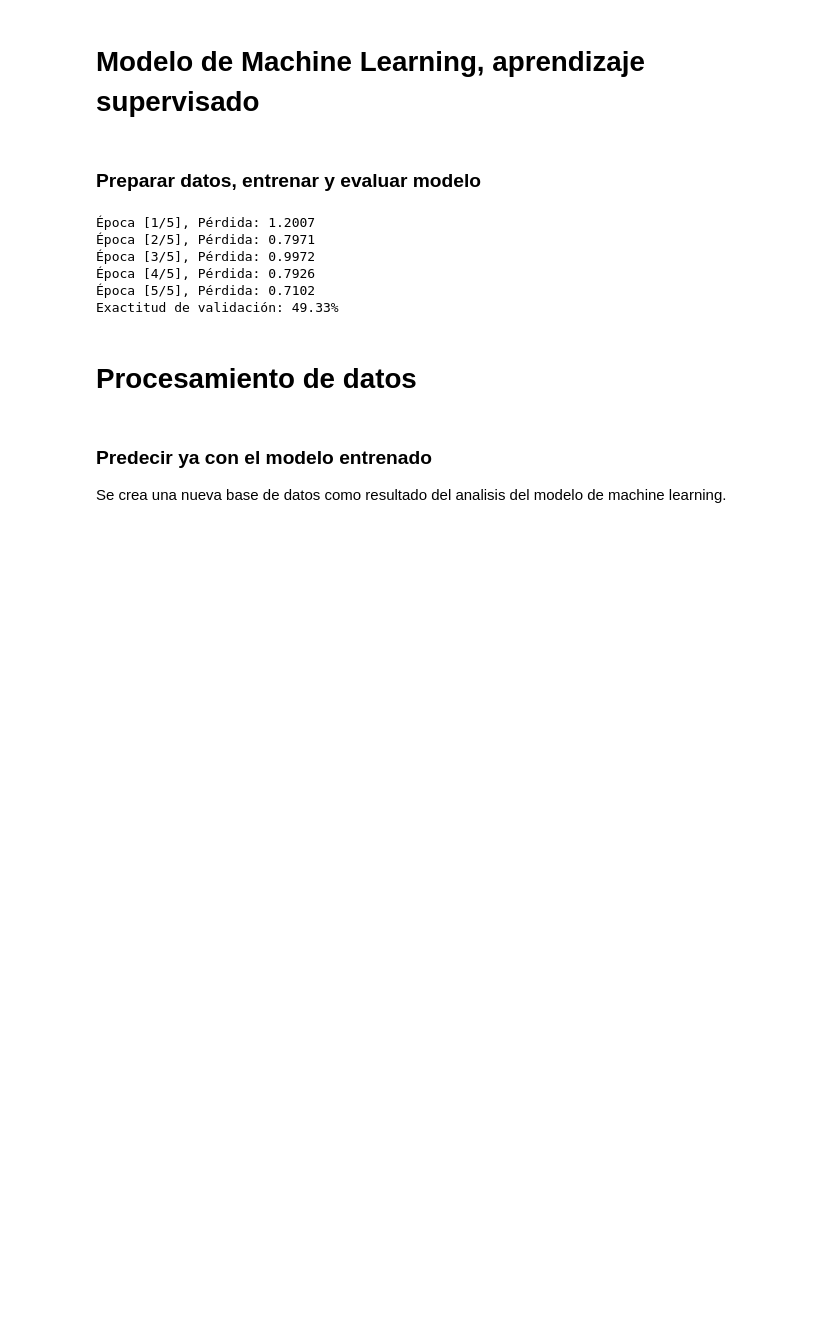
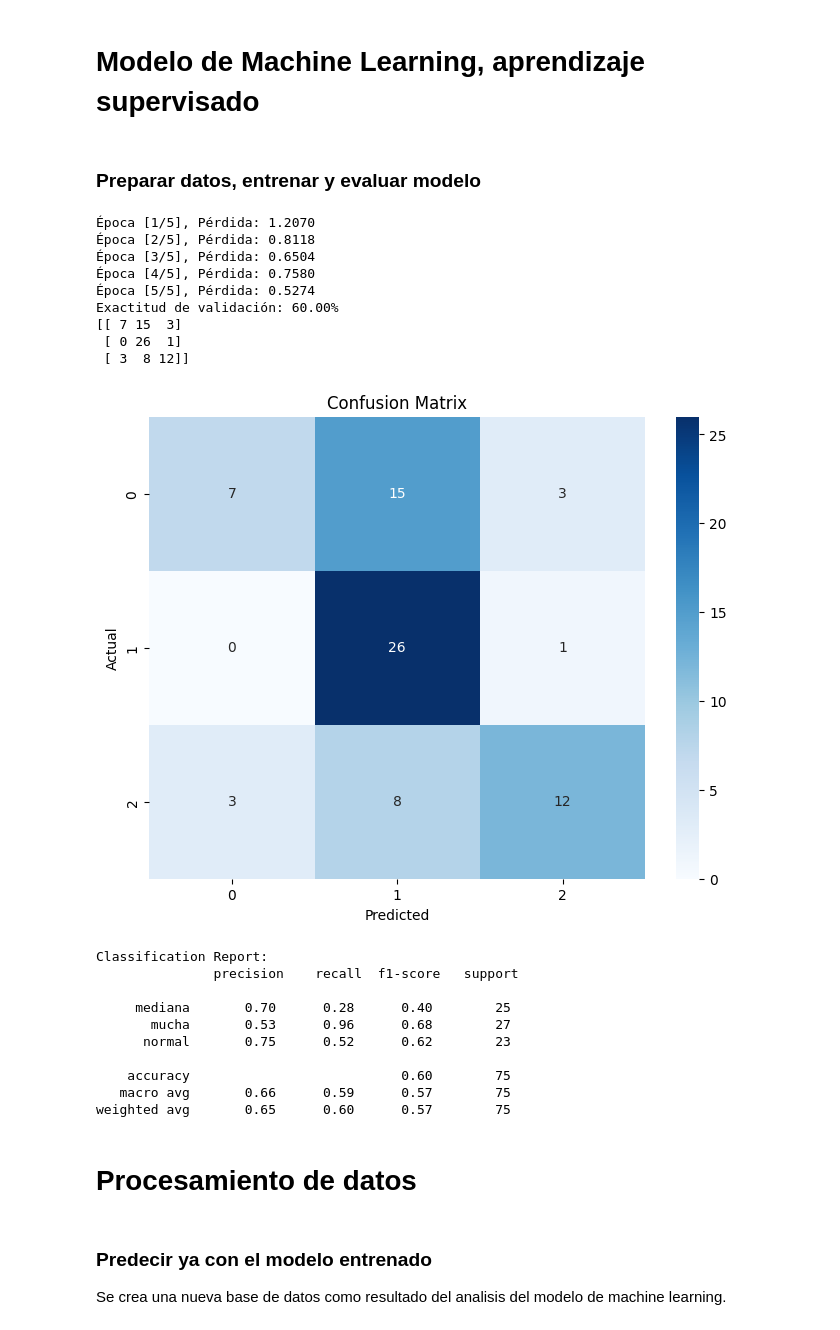
Before and after one commit to fcordovav/Proyecto_INFO147_2024_I, a Jupyter notebook: src/main.ipynb, the cells around one changed output. Drawn from its saved outputs; the diff is of its cells as text; code cells hidden in the pictures; blank space fills up the shorter version.

Commit message:
metricas

```diff
--- a/src/main.ipynb
+++ b/src/main.ipynb
@@ -10,6 +10,10 @@ import torchvision.transforms as transforms
 import torchvision.datasets as datasets
 import torchvision.models as models
 from torch.utils.data import DataLoader, random_split
+from sklearn.metrics import confusion_matrix, classification_report
+import numpy as np
+import matplotlib.pyplot as plt
+import seaborn as sns
 
 # 1. Preparar los datos
 
@@ -41,7 +45,6 @@ val_loader = DataLoader(val_dataset, batch_size=batch_size, shuffle=False)
 # 2. Entrenar el modelo
 
 # Utilizar ResNet-18 preentrenada
-#model = models.resnet18(pretrained=True) --> Por esta linea daba warning
 model = models.resnet18(weights=models.ResNet18_Weights.IMAGENET1K_V1)
 
 # Modificar la capa final para clasificar en 3 clases
@@ -52,39 +55,73 @@ model.fc = nn.Linear(num_features, 3)
 criterion = nn.CrossEntropyLoss()
 optimizer = optim.Adam(model.parameters(), lr=0.001)
 
 # Número de épocas de entrenamiento
 num_epochs = 5
 for epoch in range(num_epochs):
     model.train()  # Establecer el modo de entrenamiento
     running_loss = 0.0
     for inputs, labels in train_loader:  # Iterar sobre los lotes de datos
         optimizer.zero_grad()  # Limpiar los gradientes
         outputs = model(inputs)  # Hacer la predicción
         loss = criterion(outputs, labels)  # Calcular la pérdida
         loss.backward()  # Propagar hacia atrás
         optimizer.step()  # Actualizar los parámetros
         running_loss += loss.item()
     print(f"Época [{epoch+1}/{num_epochs}], Pérdida: {running_loss/len(train_loader):.4f}")
 
 # 3. Evaluar el modelo
 
 model.eval()  # Establecer el modo de evaluación
 correct = 0
 total = 0
+all_labels = []
+all_preds = []
 with torch.no_grad():  # Desactivar el cálculo de gradientes
     for inputs, labels in val_loader:  # Iterar sobre los lotes de datos de validación
         outputs = model(inputs)
         _, predicted = torch.max(outputs, 1)  # Obtener la clase con la mayor probabilidad
         total += labels.size(0)
         correct += (predicted == labels).sum().item()
+        all_labels.extend(labels.cpu().numpy())
+        all_preds.extend(predicted.cpu().numpy())
 print(f"Exactitud de validación: {100 * correct / total:.2f}%")
+
+# Generar la matriz de confusión
+cm = confusion_matrix(all_labels, all_preds)
+print(cm)
+
+# Graficar la matriz de confusión
+plt.figure(figsize=(8, 6))
+sns.heatmap(cm, annot=True, fmt="d", cmap="Blues")
+plt.xlabel("Predicted")
+plt.ylabel("Actual")
+plt.title("Confusion Matrix")
+plt.show()
+
+# Calcular el reporte de clasificación
+report = classification_report(all_labels, all_preds, target_names=dataset.classes)
+print("Classification Report:\n", report)
 # %% [output]
-Época [1/5], Pérdida: 1.2007
-Época [2/5], Pérdida: 0.7971
-Época [3/5], Pérdida: 0.9972
-Época [4/5], Pérdida: 0.7926
-Época [5/5], Pérdida: 0.7102
-Exactitud de validación: 49.33%
+Época [1/5], Pérdida: 1.2070
+Época [2/5], Pérdida: 0.8118
+Época [3/5], Pérdida: 0.6504
+Época [4/5], Pérdida: 0.7580
+Época [5/5], Pérdida: 0.5274
+Exactitud de validación: 60.00%
+[[ 7 15  3]
+ [ 0 26  1]
+ [ 3  8 12]]
+[figure, added]
+Classification Report:
+               precision    recall  f1-score   support
+
+     mediana       0.70      0.28      0.40        25
+       mucha       0.53      0.96      0.68        27
+      normal       0.75      0.52      0.62        23
+
+    accuracy                           0.60        75
+   macro avg       0.66      0.59      0.57        75
+weighted avg       0.65      0.60      0.57        75
 # %% [markdown]
 # Procesamiento de datos
 # %% [markdown]
```
